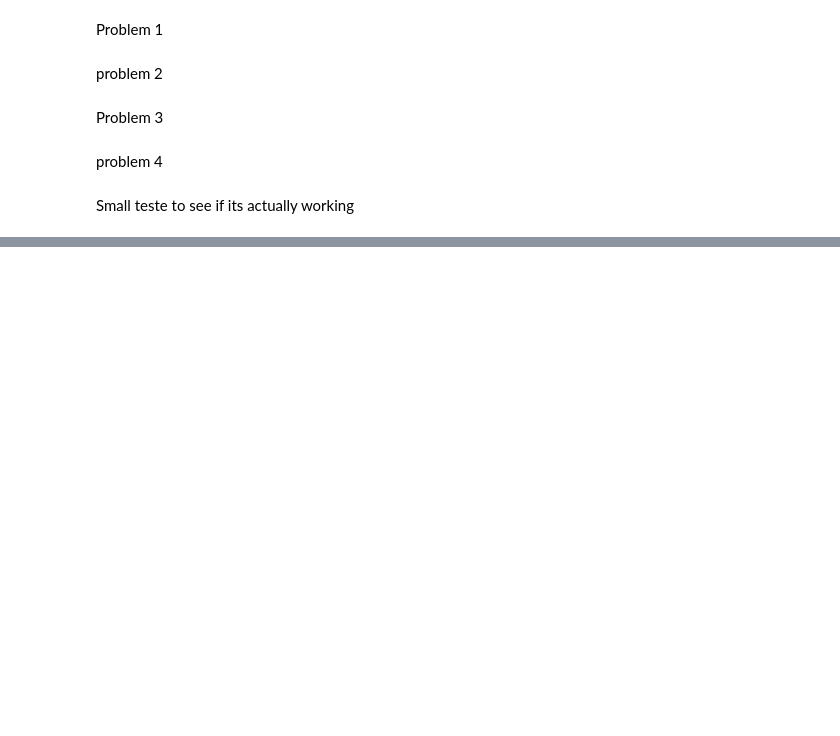
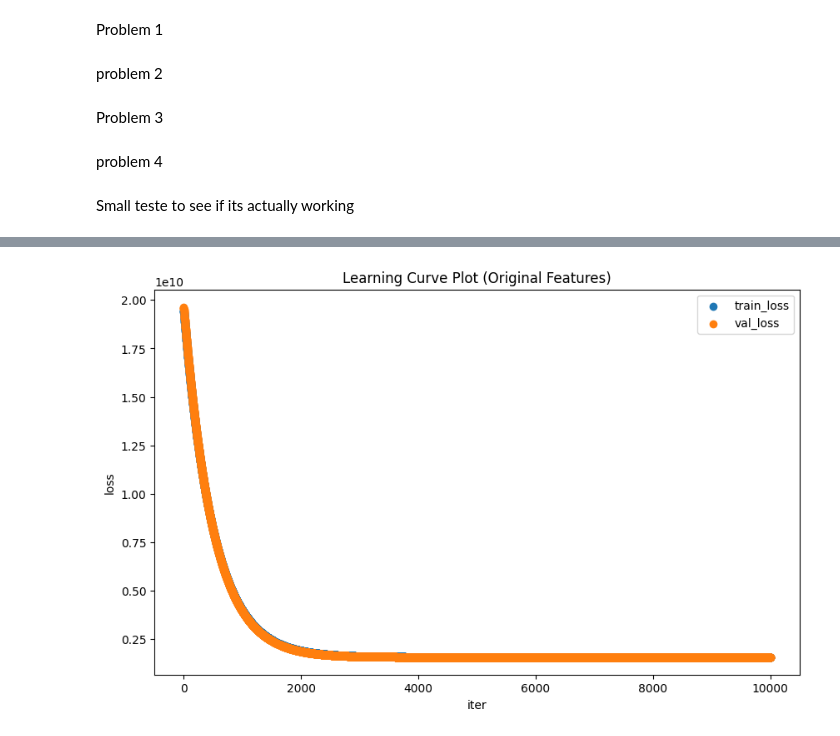
Before and after one commit to WalterPHD/Ai-Data, a Jupyter notebook: LinearRegression.ipynb, the cells around one changed output, grey strips where cells are left out. Cells and saved outputs as stored; diff of their text form; code cells hidden in the pictures; blank space fills up the shorter version.

```diff
--- a/LinearRegression.ipynb
+++ b/LinearRegression.ipynb
@@ -470,0 +562,9 @@ class ScratchLinearRegression():
+# %%
+from sklearn.linear_model import LinearRegression
+from sklearn.metrics import mean_squared_error
+
+lr = LinearRegression()
+lr.fit(X_train_scaled, y_train)
+lr_predict = lr.predict(X_test_scaled)
+
+pd.DataFrame([lr_predict, y_test], index=['Predicted value', 'Truth value'])
@@ -470,0 +624,90 @@ class ScratchLinearRegression():
+# %%
+import numpy as np
+import pandas as pd
+from sklearn.model_selection import train_test_split
+from sklearn.preprocessing import StandardScaler
+import matplotlib.pyplot as plt
+
+#With Original features
+X_train_original = X_train_scaled
+X_test_original = X_test_scaled
+
+#With squared feature
+X_train_squared = np.hstack((X_train_scaled, X_train_scaled**2))
+X_test_squared = np.hstack((X_test_scaled, X_test_scaled**2))
+
+#Withh cubed feature
+X_train_cubed = np.hstack((X_train_scaled, X_train_scaled**3))
+X_test_cubed = np.hstack((X_test_scaled, X_test_scaled**3))
+
+#With squared and cubed features together
+X_train_sq_cube = np.hstack((X_train_scaled, X_train_scaled**2, X_train_scaled**3))
+X_test_sq_cube = np.hstack((X_test_scaled, X_test_scaled**2, X_test_scaled**3))
+
+
+
+#Model with original features
+slr_original = ScratchLinearRegression(num_iter=10000, lr=0.001, bias=True)
+slr_original.fit(X_train_original, y_train, X_val=X_test_original, y_val=y_test)
+
+#Model with squared features
+slr_squared = ScratchLinearRegression(num_iter=10000, lr=0.001, bias=True)
+slr_squared.fit(X_train_squared, y_train, X_val=X_test_squared, y_val=y_test)
+
+#Model with cubed features
+slr_cubed = ScratchLinearRegression(num_iter=10000, lr=0.001, bias=True)
+slr_cubed.fit(X_train_cubed, y_train, X_val=X_test_cubed, y_val=y_test)
+
+#Model with squared and cubed features
+slr_sq_cube = ScratchLinearRegression(num_iter=10000, lr=0.001, bias=True)
+slr_sq_cube.fit(X_train_sq_cube, y_train, X_val=X_test_sq_cube, y_val=y_test)
+
+%matplotlib inline
+
+#Plot for Original Features
+plt.figure(figsize=(10, 6))
+plt.title('Learning Curve Plot (Original Features)')
+plt.xlabel('iter')
+plt.ylabel('loss')
+plt.scatter(range(slr_original.iter), slr_original.loss, label='train_loss')
+plt.scatter(range(slr_original.iter), slr_original.val_loss, label='val_loss')
+plt.legend()
+plt.show()
+
+#Plot for Squared Features
+plt.figure(figsize=(10, 6))
+plt.title('Learning Curve Plot (Squared Features)')
+plt.xlabel('iter')
+plt.ylabel('loss')
+plt.scatter(range(slr_squared.iter), slr_squared.loss, label='train_loss')
+plt.scatter(range(slr_squared.iter), slr_squared.val_loss, label='val_loss')
+plt.legend()
+plt.show()
+
+#Plot for Cubed Features
+plt.figure(figsize=(10, 6))
+plt.title('Learning Curve Plot (Cubed Features)')
+plt.xlabel('iter')
+plt.ylabel('loss')
+plt.scatter(range(slr_cubed.iter), slr_cubed.loss, label='train_loss')
+plt.scatter(range(slr_cubed.iter), slr_cubed.val_loss, label='val_loss')
+plt.legend()
+plt.show()
+
+# Plot for Squared and Cubed Features
+plt.figure(figsize=(10, 6))
+plt.title('Learning Curve Plot (Squared + Cubed Features)')
+plt.xlabel('iter')
+plt.ylabel('loss')
+plt.scatter(range(slr_sq_cube.iter), slr_sq_cube.loss, label='train_loss')
+plt.scatter(range(slr_sq_cube.iter), slr_sq_cube.val_loss, label='val_loss')
+plt.legend()
+plt.show()
+
+#Comparing the final MSE on the test set
+print("MSE with Original Features:", slr_original.mean_squared_error(X_test_original, y_test))
+print("MSE with Squared Features:", slr_squared.mean_squared_error(X_test_squared, y_test))
+print("MSE with Cubed Features:", slr_cubed.mean_squared_error(X_test_cubed, y_test))
+print("MSE with Squared + Cubed Features:", slr_sq_cube.mean_squared_error(X_test_sq_cube, y_test))
+# %% [output]
+[figure, added]
```
Also changed, not shown: parts of 24 cells of this notebook.
